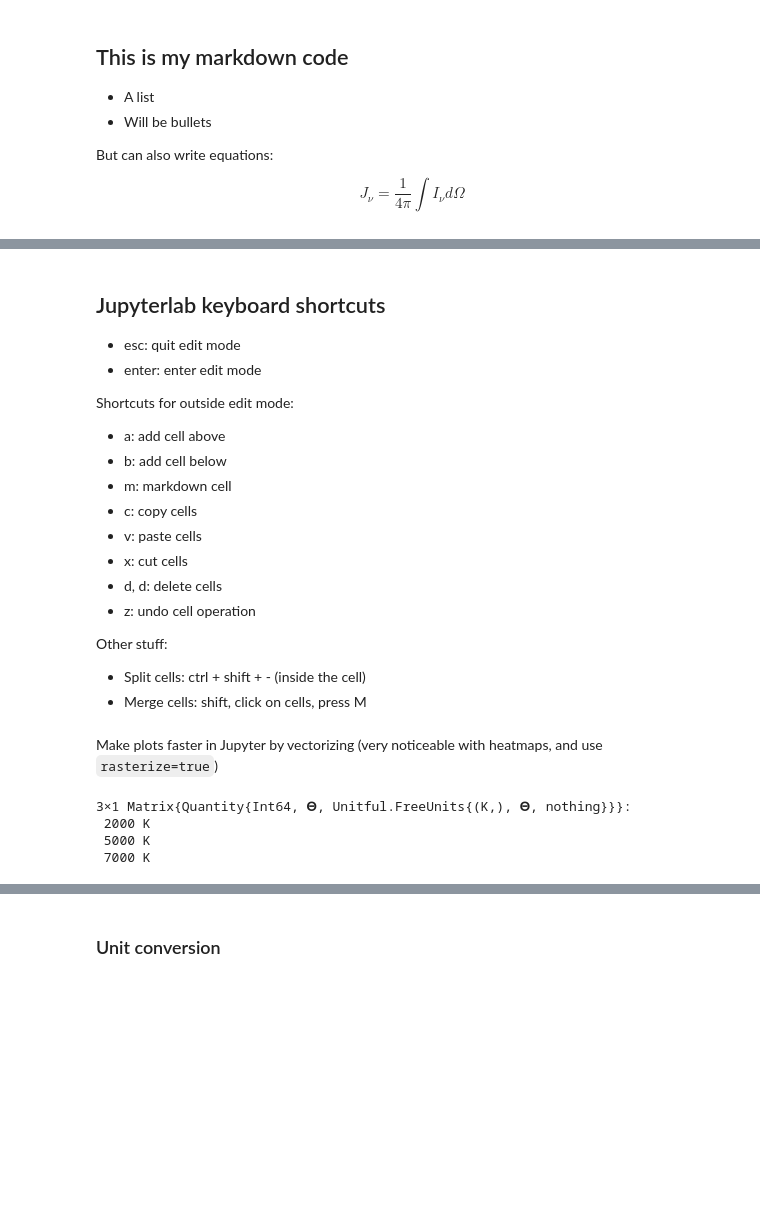
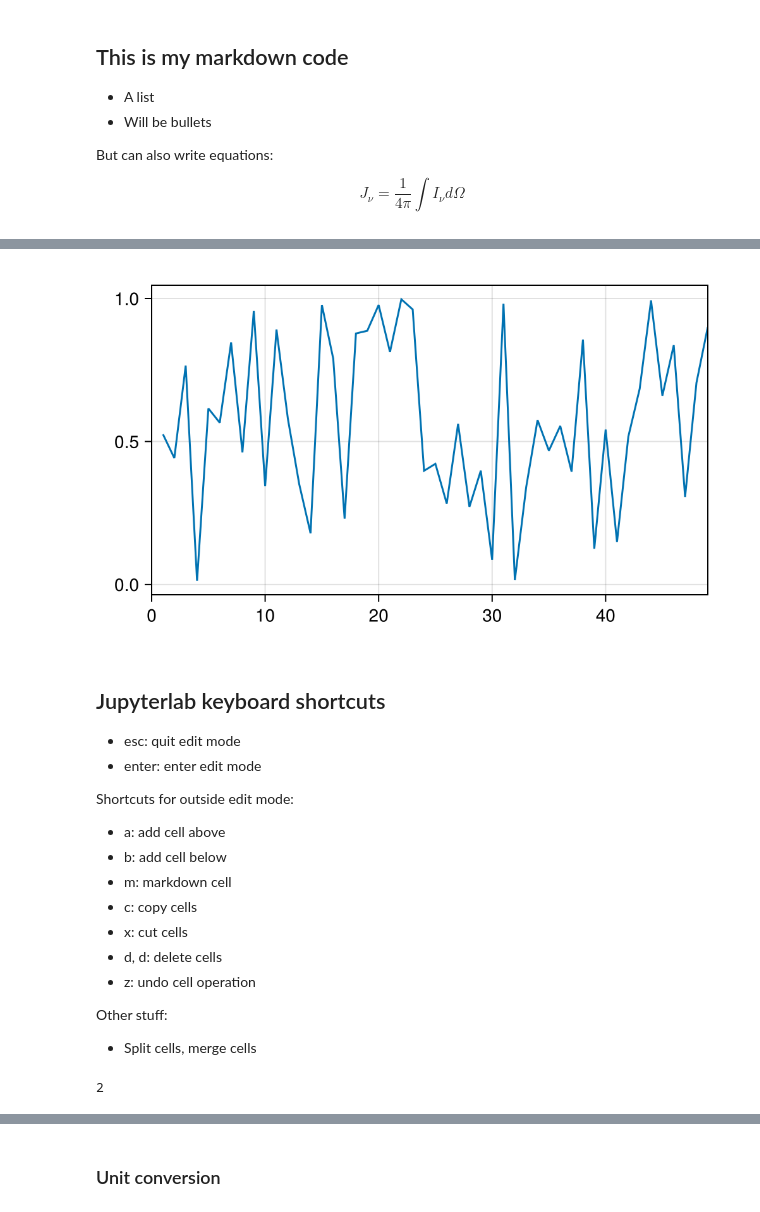
Before and after one commit to tiagopereira/ast4310, a Jupyter notebook: notebooks/tutorials/Tutorial1.ipynb, the cells around one changed output, grey strips where cells are left out. Cells and saved outputs as stored; diff of their text form; code cells hidden in the pictures; blank space fills up the shorter version.

```diff
--- a/notebooks/tutorials/Tutorial1.ipynb
+++ b/notebooks/tutorials/Tutorial1.ipynb
@@ -17,3 +61,8 @@ $$
+# %%
+xlims!(ax,0, 49)
+fig
+# %% [output]
+[figure, added]
 # %% [markdown]
 ## Jupyterlab keyboard shortcuts
 
@@ -25,24 +74,9 @@ Shortcuts for outside edit mode:
 * b: add cell below
 * m: markdown cell
 * c: copy cells
-* v: paste cells
 * x: cut cells
 * d, d: delete cells
 * z: undo cell operation
 
 Other stuff:
-* Split cells: ctrl + shift + - (inside the cell)
-* Merge cells: shift, click on cells, press M
+* Split cells, merge cells
-# %% [markdown]
-Make plots faster in Jupyter by vectorizing (very noticeable with heatmaps, and use `rasterize=true`)
-# %%
-waves = [500, 600]u"nm"
-temps = [2000, 5000, 7000]u"K"
-
-W = reshape(waves,1,:)
-T = reshape(temps,:,1)
-# %% [output]
-3×1 Matrix{Quantity{Int64, 𝚯, Unitful.FreeUnits{(K,), 𝚯, nothing}}}:
- 2000 K
- 5000 K
- 7000 K
@@ -50,0 +83,4 @@ CairoMakie.enable_only_mime!("svg")
+# %%
+a = 2
+# %% [output]
+2
```
Also changed, not shown: parts of 65 cells of this notebook.
